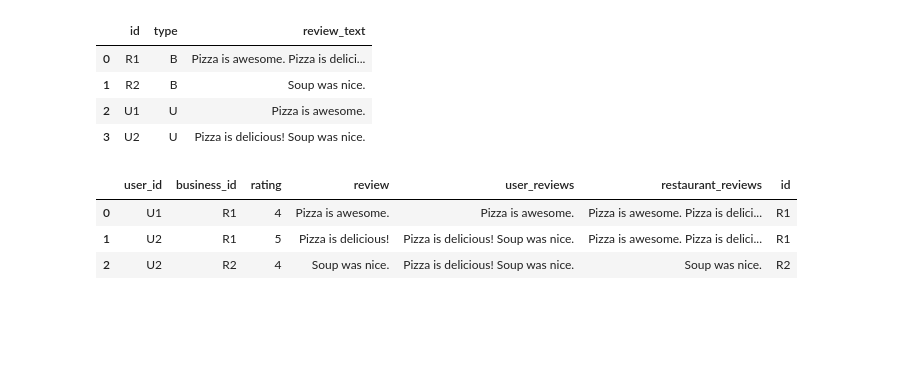
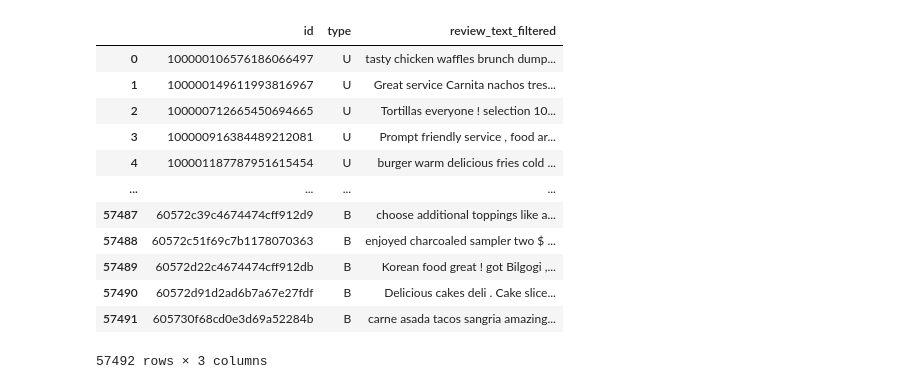
Before and after one commit to jiaxi312/text-based-recommendation-system, a Jupyter notebook: Restaurant Recommender System - Data Preprocessing.ipynb, the cells around one changed output. Drawn from its saved outputs; the diff is of its cells as text; code cells hidden in the pictures; blank space fills up the shorter version.

```diff
--- a/Restaurant Recommender System - Data Preprocessing.ipynb
+++ b/Restaurant Recommender System - Data Preprocessing.ipynb
@@ -1,26 +1,47 @@
 # %%
 import json
 import pandas as pd
+from sklearn.model_selection import train_test_split
+from sklearn.feature_extraction.text import CountVectorizer
 pd.set_option('max_colwidth', None)
 # Load data using Python JSON module
-with open('test.json','r') as f:
+with open('filter_all_t.json','r') as f:
     data = json.loads(f.read())
 # %%
-### TRAIN
 
 # Flatten data
-df_train = pd.json_normalize(data, record_path =['train'])
+df_tr = pd.json_normalize(data, record_path =['train'])
+#df_ts = pd.json_normalize(data, record_path =['test'])
+
+#df=pd.concat([df_tr,df_ts])
+
+import string
+from nltk.corpus import stopwords
+from nltk.tokenize import word_tokenize
+
+stop_words = set(stopwords.words('english'))
+
+for i, r in enumerate(df_tr['review_text']):
+    word_tokens = word_tokenize(r)
+    filtered_review=''
+    for w in word_tokens:
+        if w.lower() not in stop_words:
+            filtered_review = filtered_review+w+" "
+    df_tr.at[i, 'review_text_filtered'] = filtered_review
+
+
 
 # Create a single dataframe having user id, restaurant id and the reviews received for each separately
 
 df1=pd.DataFrame()
-df1[['id','review_text']]=df_train[['business_id','review_text']]
+df1[['id','review_text_filtered']]=df_tr[['business_id','review_text_filtered']]
 df1['type']='B'
 
 df2=pd.DataFrame()
-df2[['id','review_text']]=df_train[['user_id','review_text']]
+df2[['id','review_text_filtered']]=df_tr[['user_id','review_text_filtered']]
 df2['type']='U'
 
-df3 = pd.concat([df1, df2])
-df3
+df = pd.concat([df1, df2],ignore_index=True)
+
+df
 # %% [output]
@@ -34,27 +61,20 @@ df3
 # %%
 # Concatenate reviews for each user id and restaurant id respectively. Thus we have a final 'data' dataframe that has all
 # reviews any user has ever written and all reviews any restaurant has ever received
 
-data_train = df3.groupby(['id','type'])['review_text'].apply(lambda x: ' '.join(x)).reset_index()
-data_train
+data = df.groupby(['id','type'])['review_text_filtered'].apply(lambda x: ' '.join(x)).reset_index()
+data
 # %% [output]
-|  | id | type | review_text |
-| 0 | R1 | B | Pizza is awesome. Pizza is delici... |
-| 1 | R2 | B | Soup was nice. |
-| 2 | U1 | U | Pizza is awesome. |
-| 3 | U2 | U | Pizza is delicious! Soup was nice. |
+|  | id | type | review_text_filtered |
+| 0 | 100000106576186066497 | U | tasty chicken waffles brunch dump... |
+| 1 | 100000149611993816967 | U | Great service Carnita nachos tres... |
+| 2 | 100000712665450694665 | U | Tortillas everyone ! selection 10... |
+| 3 | 100000916384489212081 | U | Prompt friendly service , food ar... |
+| 4 | 100001187787951615454 | U | burger warm delicious fries cold ... |
+| ... | ... | ... | ... |
+| 57487 | 60572c39c4674474cff912d9 | B | choose additional toppings like a... |
+| 57488 | 60572c51f69c7b1178070363 | B | enjoyed charcoaled sampler two $ ... |
+| 57489 | 60572d22c4674474cff912db | B | Korean food great ! got Bilgogi ,... |
+| 57490 | 60572d91d2ad6b7a67e27fdf | B | Delicious cakes deli . Cake slice... |
+| 57491 | 605730f68cd0e3d69a52284b | B | carne asada tacos sangria amazing... |
+57492 rows × 3 columns
-# %%
-d1=pd.merge(df_train[['user_id','business_id','rating','review_text']],data_train[['review_text','id']],left_on='user_id',right_on='id')
-d1.rename(columns = {'review_text_x':'review'}, inplace = True)
-d1.rename(columns = {'review_text_y':'user_reviews'}, inplace = True)
-#d1
-d2=pd.merge(d1[['user_id','business_id','rating','review','user_reviews']],data_train[['review_text','id']],left_on='business_id',right_on='id')
-d2.rename(columns = {'review_text':'restaurant_reviews'}, inplace = True)
-d2
-#d3 = pd.concat([d1, d2])
-#d3['review_text_z']=""
-# %% [output]
-|  | user_id | business_id | rating | review | user_reviews | restaurant_reviews | id |
-| 0 | U1 | R1 | 4 | Pizza is awesome. | Pizza is awesome. | Pizza is awesome. Pizza is delici... | R1 |
-| 1 | U2 | R1 | 5 | Pizza is delicious! | Pizza is delicious! Soup was nice. | Pizza is awesome. Pizza is delici... | R1 |
-| 2 | U2 | R2 | 4 | Soup was nice. | Pizza is delicious! Soup was nice. | Soup was nice. | R2 |
```
Also changed, not shown: parts of 5 cells of this notebook.
